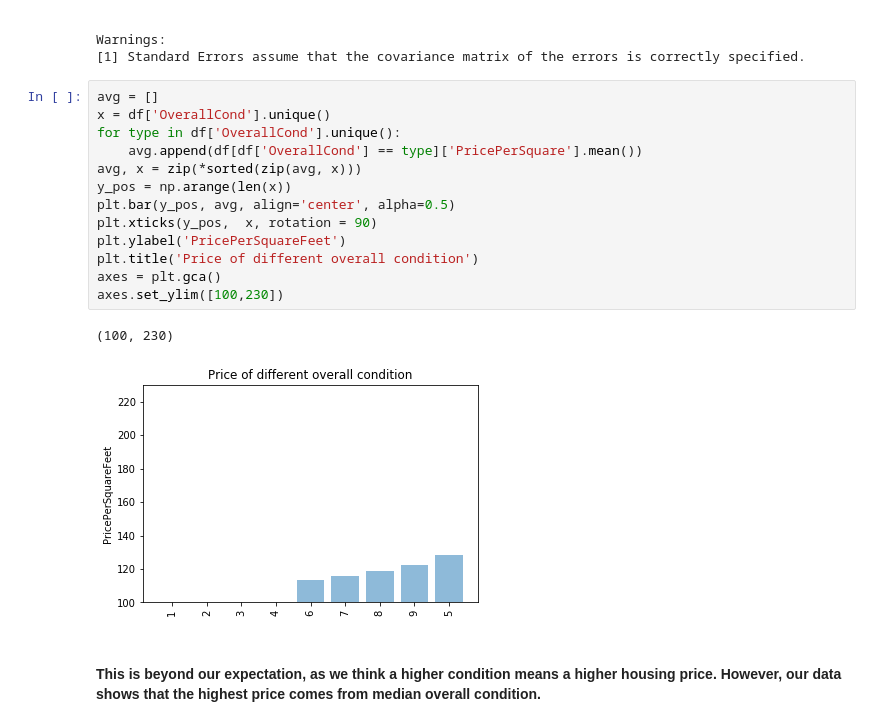
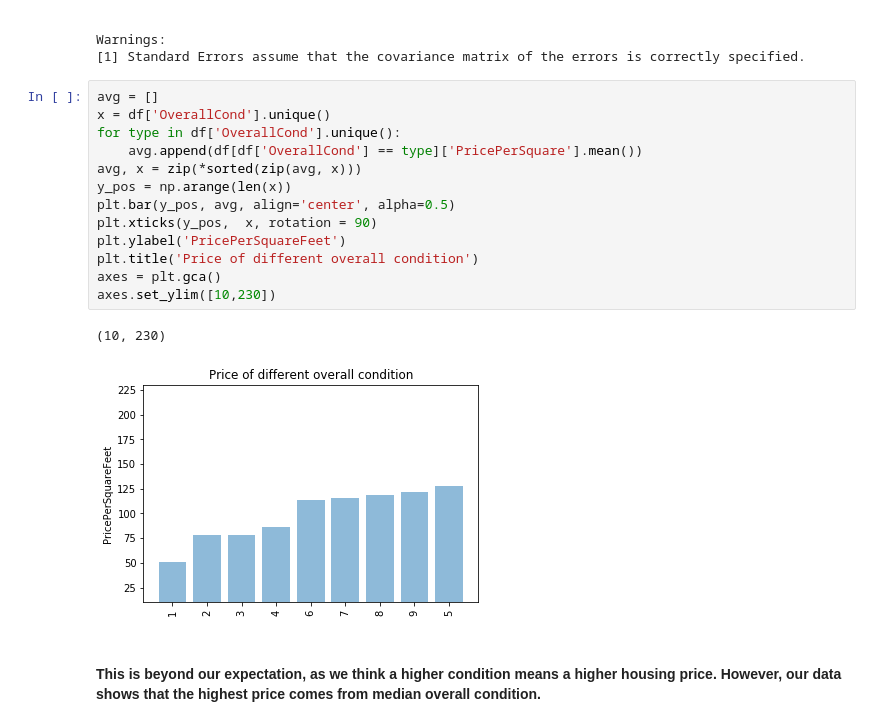
Before and after one commit to muh005/Housing-Price-Analysis, a Jupyter notebook: FinalProject.ipynb, the cells around one changed output. Cells and saved outputs as stored; diff of their text form.

```diff
--- a/FinalProject.ipynb
+++ b/FinalProject.ipynb
@@ -383,19 +383,19 @@ Warnings:
 # %%
 avg = []
 x = df['OverallCond'].unique()
 for type in df['OverallCond'].unique():
     avg.append(df[df['OverallCond'] == type]['PricePerSquare'].mean())
 avg, x = zip(*sorted(zip(avg, x)))
 y_pos = np.arange(len(x))
 plt.bar(y_pos, avg, align='center', alpha=0.5)
 plt.xticks(y_pos,  x, rotation = 90)
 plt.ylabel('PricePerSquareFeet')
 plt.title('Price of different overall condition')
 axes = plt.gca()
-axes.set_ylim([100,230])
+axes.set_ylim([10,230])
 # %% [output]
-(100, 230)
+(10, 230)
-[figure, old version]
+[figure, new version]
 # %% [markdown]
 #### This is beyond our expectation, as we think a higher condition means a higher housing price. However, our data shows that the highest price comes from median overall condition.
 # %% [markdown]
```
Also changed, not shown: parts of 4 cells of this notebook.
